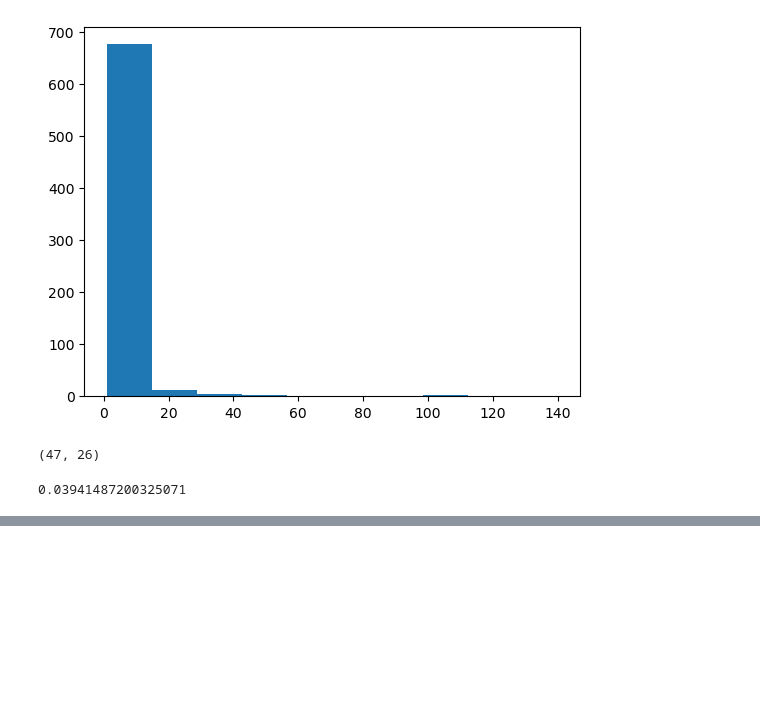
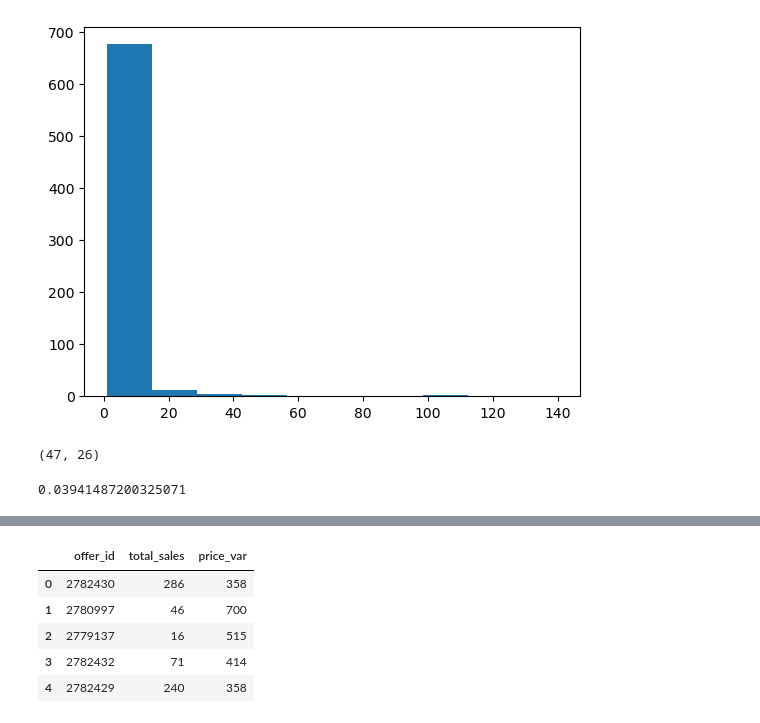
Before and after one commit to drica-monteiro/my_repository, a Jupyter notebook: sales_weekday.ipynb, the cells around one changed output, grey strips where cells are left out. Saved outputs shown, nothing was run; the diff lists cells and outputs as text; code cells hidden in the pictures; blank space fills up the shorter version.

```diff
--- a/sales_weekday.ipynb
+++ b/sales_weekday.ipynb
@@ -117,0 +177,9 @@ df2['sales'].sum()/total_sales
+# %%
+novo_df.head()
+# %% [output]
+|  | offer_id | total_sales | price_var |
+| 0 | 2782430 | 286 | 358 |
+| 1 | 2780997 | 46 | 700 |
+| 2 | 2779137 | 16 | 515 |
+| 3 | 2782432 | 71 | 414 |
+| 4 | 2782429 | 240 | 358 |
```
Also changed, not shown: parts of 14 cells of this notebook.
